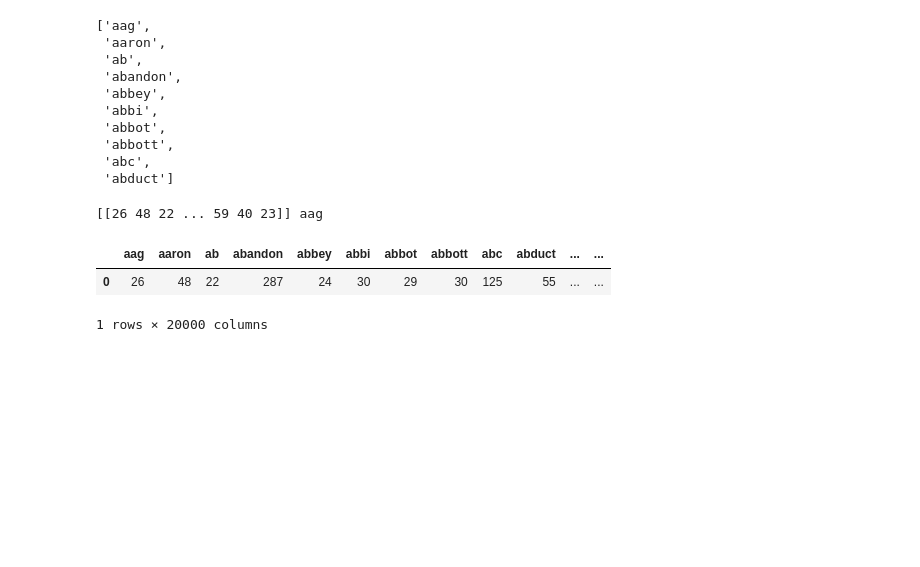
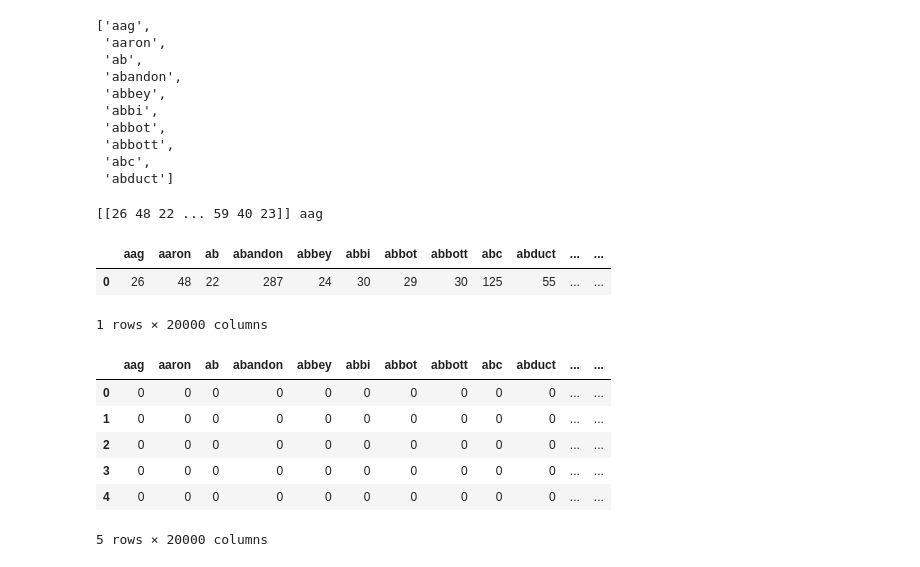
Before and after one commit to jang3463/TextMining, a Jupyter notebook: NLP 파이썬 텍스트 분석과 자연어 처리.ipynb, the cells around one changed output. Cells and saved outputs as stored; diff of their text form; code cells hidden in the pictures; blank space fills up the shorter version.

```diff
--- a/NLP 파이썬 텍스트 분석과 자연어 처리.ipynb
+++ b/NLP 파이썬 텍스트 분석과 자연어 처리.ipynb
@@ -391,3 +444,13 @@ pd.DataFrame(dist, columns=vocab)
 |  | aag | aaron | ab | abandon | abbey | abbi | abbot | abbott | abc | abduct | ... | ... |
 | 0 | 26 | 48 | 22 | 287 | 24 | 30 | 29 | 30 | 125 | 55 | ... | ... |
 1 rows × 20000 columns
+# %%
+pd.DataFrame(train_data_features[:10].toarray(), columns=vocab).head()
+# %% [output]
+|  | aag | aaron | ab | abandon | abbey | abbi | abbot | abbott | abc | abduct | ... | ... |
+| 0 | 0 | 0 | 0 | 0 | 0 | 0 | 0 | 0 | 0 | 0 | ... | ... |
+| 1 | 0 | 0 | 0 | 0 | 0 | 0 | 0 | 0 | 0 | 0 | ... | ... |
+| 2 | 0 | 0 | 0 | 0 | 0 | 0 | 0 | 0 | 0 | 0 | ... | ... |
+| 3 | 0 | 0 | 0 | 0 | 0 | 0 | 0 | 0 | 0 | 0 | ... | ... |
+| 4 | 0 | 0 | 0 | 0 | 0 | 0 | 0 | 0 | 0 | 0 | ... | ... |
+5 rows × 20000 columns
```
Also changed, not shown: parts of 26 cells of this notebook.
